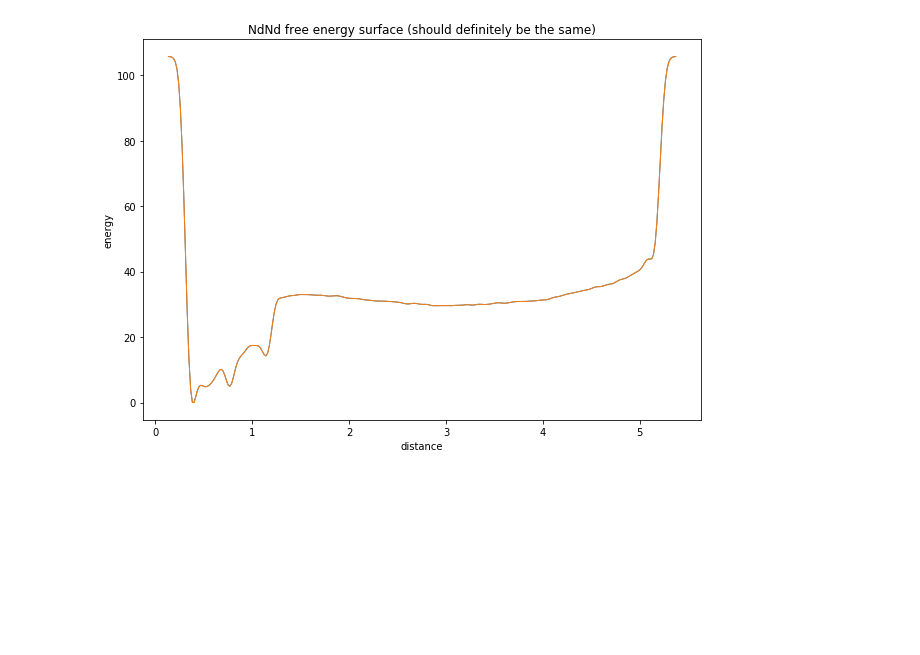
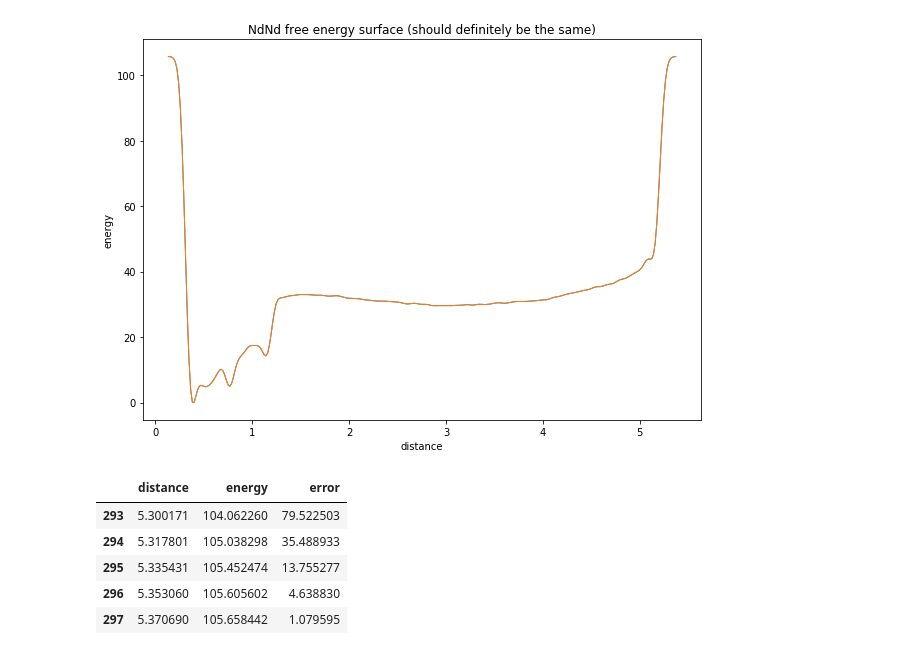
Before and after one commit to garrettd2225/Triazine-project, a Jupyter notebook: Metad_graphs_idunno.ipynb, the cells around one changed output. Cells and saved outputs as stored; diff of their text form; code cells hidden in the pictures; blank space fills up the shorter version.

```diff
--- a/Metad_graphs_idunno.ipynb
+++ b/Metad_graphs_idunno.ipynb
@@ -6,20 +6,0 @@ import matplotlib.pyplot as plt
-# %%
-data1=pd.read_csv('fes1_1.dat',skiprows=5,names=['distance','energy','error'],delim_whitespace=True)
-data2=pd.read_csv('fes1_4.dat',skiprows=5,names=['distance','energy','error'],delim_whitespace=True)
-data3=pd.read_csv('fes1_7.dat',skiprows=5,names=['distance','energy','error'],delim_whitespace=True)
-data4=pd.read_csv('fes1_8.dat',skiprows=5,names=['distance','energy','error'],delim_whitespace=True)
-data5=pd.read_csv('fes1_9.dat',skiprows=5,names=['distance','energy','error'],delim_whitespace=True)
-data6=pd.read_csv('fes1_10.dat',skiprows=5,names=['distance','energy','error'],delim_whitespace=True)
-
-plt.figure(figsize=(15,15))
-plt.plot(data1['distance'],data1['energy'], lw=1)
-plt.plot(data2['distance'],data2['energy'], lw=1)
-plt.plot(data3['distance'],data3['energy'], lw=1)
-plt.plot(data4['distance'],data4['energy'], lw=1)
-plt.plot(data5['distance'],data5['energy'], lw=1)
-plt.plot(data6['distance'],data6['energy'], lw=1)
-plt.xlabel('distance')
-plt.ylabel('energy')
-plt.title('Convergence plot (point 9 and 10 are directly on top of each other)')
-plt.legend(['data point 1','data point 4','data point 7','data point 8','data point 9','data point 10'])
-plt.show()
@@ -51,3 +44,12 @@ for i in range(1,11):
 [figure]
 [figure]
 [figure]
+# %%
+data1.tail()
+# %% [output]
+|  | distance | energy | error |
+| 293 | 5.300171 | 104.062260 | 79.522503 |
+| 294 | 5.317801 | 105.038298 | 35.488933 |
+| 295 | 5.335431 | 105.452474 | 13.755277 |
+| 296 | 5.353060 | 105.605602 | 4.638830 |
+| 297 | 5.370690 | 105.658442 | 1.079595 |
```
Also changed, not shown: parts of 12 cells of this notebook.
